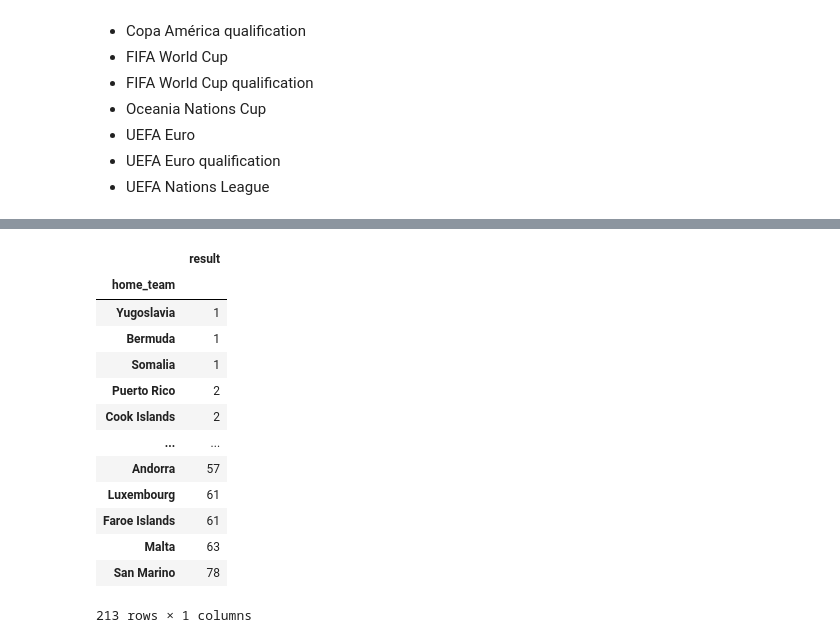
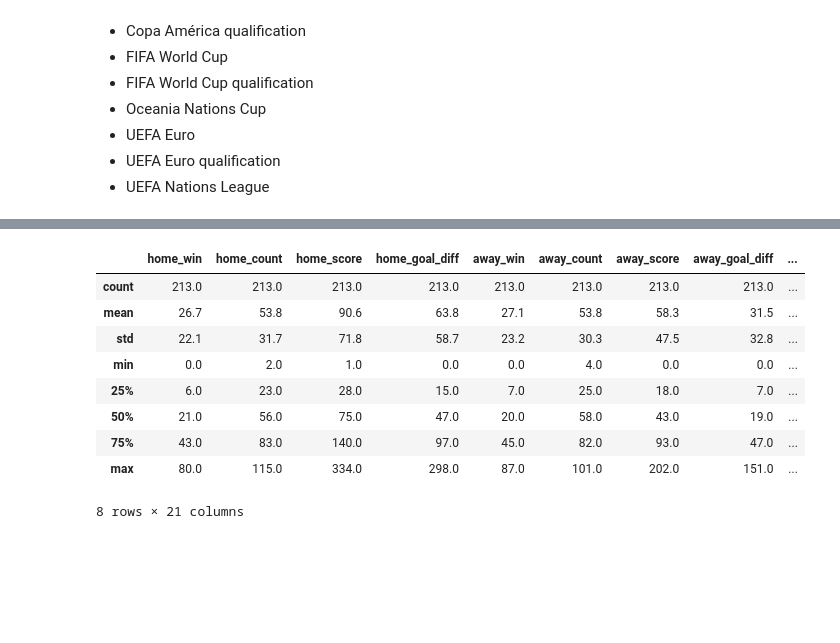
Before and after one commit to com-480-data-visualization/datavis-project-2022-y3, a Jupyter notebook: Exploratory Data Analysis.ipynb, the cells around one changed output, grey strips where cells are left out. Drawn from its saved outputs; the diff is of its cells as text; code cells hidden in the pictures; blank space fills up the shorter version.

```diff
--- a/Exploratory Data Analysis.ipynb
+++ b/Exploratory Data Analysis.ipynb
@@ -74,0 +69,7 @@ df_game.head()
+# %%
+# Calculate goal difference
+
+df_game["goal_diff"] = df_game.home_score - df_game.away_score
+df_game["home_goal_diff"] = df_game.apply(lambda Row: Row['goal_diff'] if Row['goal_diff'] > 0 else 0, axis=1)
+df_game["away_goal_diff"] = df_game.apply(lambda Row: -Row['goal_diff'] if Row['goal_diff'] <= 0 else 0, axis=1)
+df_game.drop(['goal_diff'], axis=1, inplace=True)
@@ -74,0 +92,34 @@ df_game.head()
+# %%
+# Gather statistics: number of win and lose matches as home team and away team respectively, as well as total
+
+df_home_count = df_game.groupby('home_team').agg({'result_home_win': 'sum', 'away_team': 'count', 'home_score': 'sum', 'home_goal_diff': 'sum'})\
+                                            .rename(columns={'result_home_win':'home_win', 'away_team': 'home_count'}).reset_index()
+
+df_away_count = df_game.groupby('away_team').agg({'result_away_win': 'sum', 'home_team': 'count', 'away_score': 'sum', 'away_goal_diff': 'sum'})\
+                                            .rename(columns={'result_away_win':'away_win', 'home_team': 'away_count'}).reset_index()
+
+df_game_stat = df_home_count.merge(df_away_count, left_on='home_team', right_on='away_team', how='inner').drop(['away_team'], axis=1)
+df_game_stat.rename(columns={'home_team':'team'}, inplace=True)
+
+df_game_stat['total_count'] = df_game_stat.home_count + df_game_stat.away_count
+df_game_stat['total_win']   = df_game_stat.home_win + df_game_stat.away_win
+df_game_stat['total_score'] = df_game_stat.home_score + df_game_stat.away_score
+
+df_game_stat['home_lose']  = df_game_stat.home_count - df_game_stat.home_win
+df_game_stat['away_lose']  = df_game_stat.away_count - df_game_stat.away_win
+df_game_stat['total_lose'] = df_game_stat.home_lose + df_game_stat.away_lose
+
+# Win rate statistics
+df_game_stat['home_win_rate']   = df_game_stat.home_win / df_game_stat.home_count
+df_game_stat['away_win_rate']   = df_game_stat.away_win / df_game_stat.away_count
+df_game_stat['total_win_rate']  = df_game_stat.total_win / df_game_stat.total_count
+
+# Goal difference statistics
+df_game_stat['avg_home_goal_diff']  = df_game_stat.home_goal_diff / df_game_stat.home_win
+df_game_stat['avg_away_goal_diff']  = df_game_stat.away_goal_diff / df_game_stat.away_win
+df_game_stat['total_goal_diff']     = df_game_stat.home_goal_diff + df_game_stat.away_goal_diff
+df_game_stat['avg_total_goal_diff'] = df_game_stat.total_goal_diff / df_game_stat.total_win
+
+# Fill 0 for teams with 0 home_win and/or away_win count
+df_game_stat = df_game_stat.fillna(0)
+df_game_stat.head()
@@ -75,17 +156,13 @@ df_game.head()
 # %%
-df_game.groupby('home_team').agg({'result': 'sum'}).sort_values(by=['result'])
+df_game_stat.describe()
 # %% [output]
-|  | result |
-| home_team |  |
-| Yugoslavia | 1 |
-| Bermuda | 1 |
-| Somalia | 1 |
-| Puerto Rico | 2 |
-| Cook Islands | 2 |
-| ... | ... |
-| Andorra | 57 |
-| Luxembourg | 61 |
-| Faroe Islands | 61 |
-| Malta | 63 |
-| San Marino | 78 |
+|  | home_win | home_count | home_score | home_goal_diff | away_win | away_count | away_score | away_goal_diff | ... |
+| count | 213.0 | 213.0 | 213.0 | 213.0 | 213.0 | 213.0 | 213.0 | 213.0 | ... |
+| mean | 26.7 | 53.8 | 90.6 | 63.8 | 27.1 | 53.8 | 58.3 | 31.5 | ... |
+| std | 22.1 | 31.7 | 71.8 | 58.7 | 23.2 | 30.3 | 47.5 | 32.8 | ... |
+| min | 0.0 | 2.0 | 1.0 | 0.0 | 0.0 | 4.0 | 0.0 | 0.0 | ... |
+| 25% | 6.0 | 23.0 | 28.0 | 15.0 | 7.0 | 25.0 | 18.0 | 7.0 | ... |
+| 50% | 21.0 | 56.0 | 75.0 | 47.0 | 20.0 | 58.0 | 43.0 | 19.0 | ... |
+| 75% | 43.0 | 83.0 | 140.0 | 97.0 | 45.0 | 82.0 | 93.0 | 47.0 | ... |
+| max | 80.0 | 115.0 | 334.0 | 298.0 | 87.0 | 101.0 | 202.0 | 151.0 | ... |
-213 rows × 1 columns
+8 rows × 21 columns
```
Also changed, not shown: parts of 17 cells of this notebook, 1 other file.
